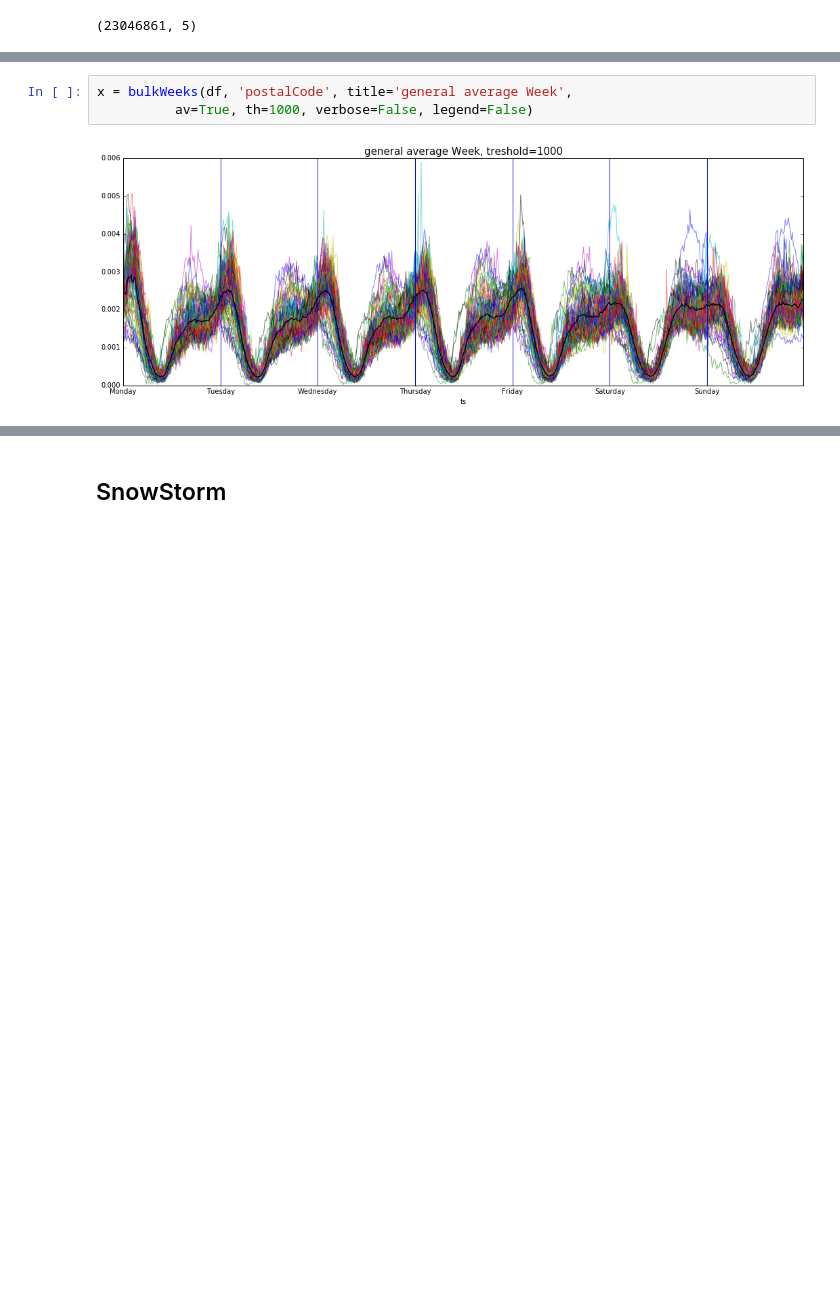
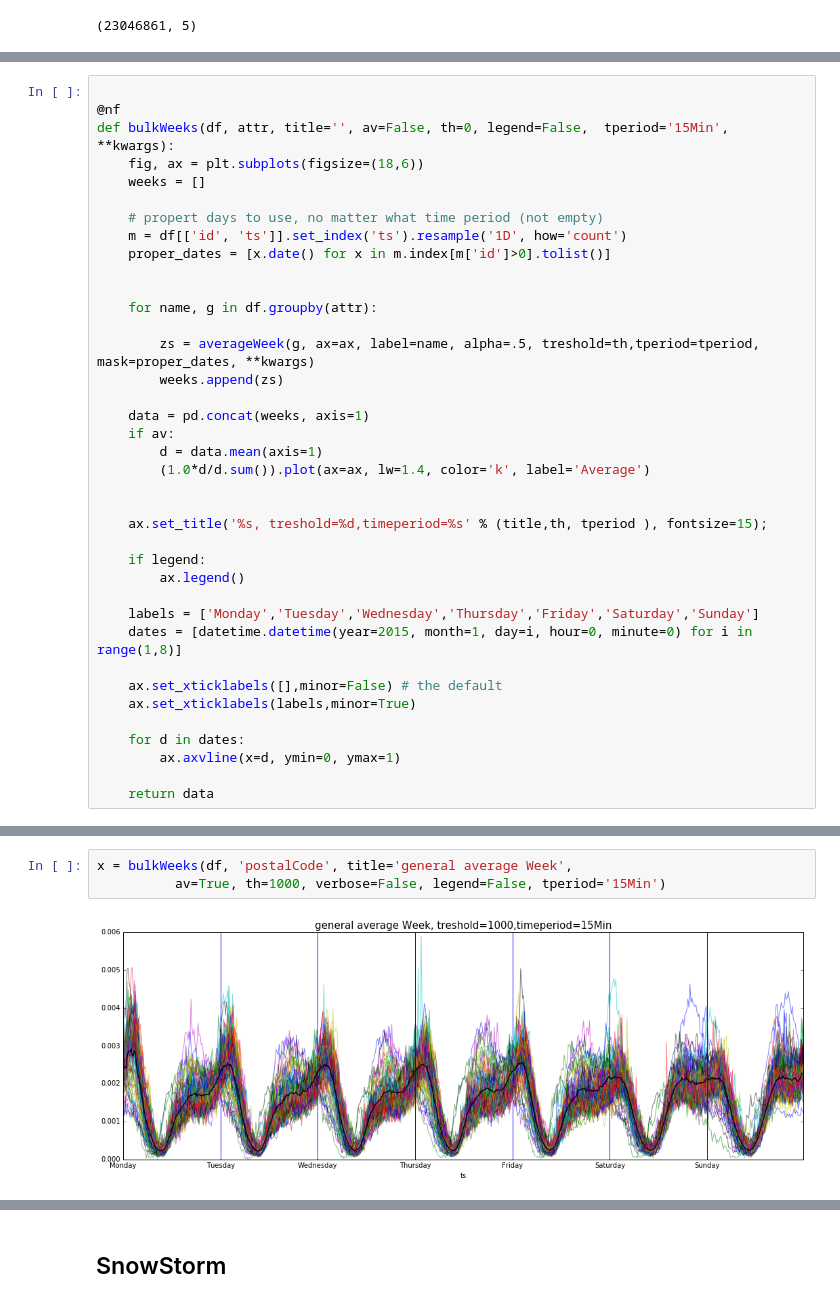
Before and after one commit to Casyfill/CUSP_QC_twitter_scripts, a Jupyter notebook: code/Storm/Snowstorm.ipynb, the cells around one changed output, grey strips where cells are left out. Saved outputs shown, nothing was run; the diff lists cells and outputs as text; blank space fills up the shorter version.

```diff
--- a/code/Storm/Snowstorm.ipynb
+++ b/code/Storm/Snowstorm.ipynb
@@ -127,0 +100,38 @@ def bulkWeeks(df, attr, title='', av=False, th=0, legend=False, **kwargs):
+# %%
+
+@nf
+def bulkWeeks(df, attr, title='', av=False, th=0, legend=False,  tperiod='15Min', **kwargs):
+    fig, ax = plt.subplots(figsize=(18,6))
+    weeks = []
+
+    # propert days to use, no matter what time period (not empty)
+    m = df[['id', 'ts']].set_index('ts').resample('1D', how='count')
+    proper_dates = [x.date() for x in m.index[m['id']>0].tolist()]
+
+
+    for name, g in df.groupby(attr):
+
+        zs = averageWeek(g, ax=ax, label=name, alpha=.5, treshold=th,tperiod=tperiod, mask=proper_dates, **kwargs)
+        weeks.append(zs)
+
+    data = pd.concat(weeks, axis=1)
+    if av:
+        d = data.mean(axis=1)
+        (1.0*d/d.sum()).plot(ax=ax, lw=1.4, color='k', label='Average')
+
+
+    ax.set_title('%s, treshold=%d,timeperiod=%s' % (title,th, tperiod ), fontsize=15);
+
+    if legend:
+        ax.legend()
+
+    labels = ['Monday','Tuesday','Wednesday','Thursday','Friday','Saturday','Sunday']
+    dates = [datetime.datetime(year=2015, month=1, day=i, hour=0, minute=0) for i in range(1,8)]
+
+    ax.set_xticklabels([],minor=False) # the default
+    ax.set_xticklabels(labels,minor=True)
+
+    for d in dates:
+        ax.axvline(x=d, ymin=0, ymax=1)
+
+    return data
@@ -128,5 +140,5 @@ def bulkWeeks(df, attr, title='', av=False, th=0, legend=False, **kwargs):
 # %%
 x = bulkWeeks(df, 'postalCode', title='general average Week',
-          av=True, th=1000, verbose=False, legend=False)
+          av=True, th=1000, verbose=False, legend=False, tperiod='15Min')
 # %% [output]
-[figure, old version]
+[figure, new version]
```
Also changed, not shown: parts of 23 cells of this notebook, 9 other files.
